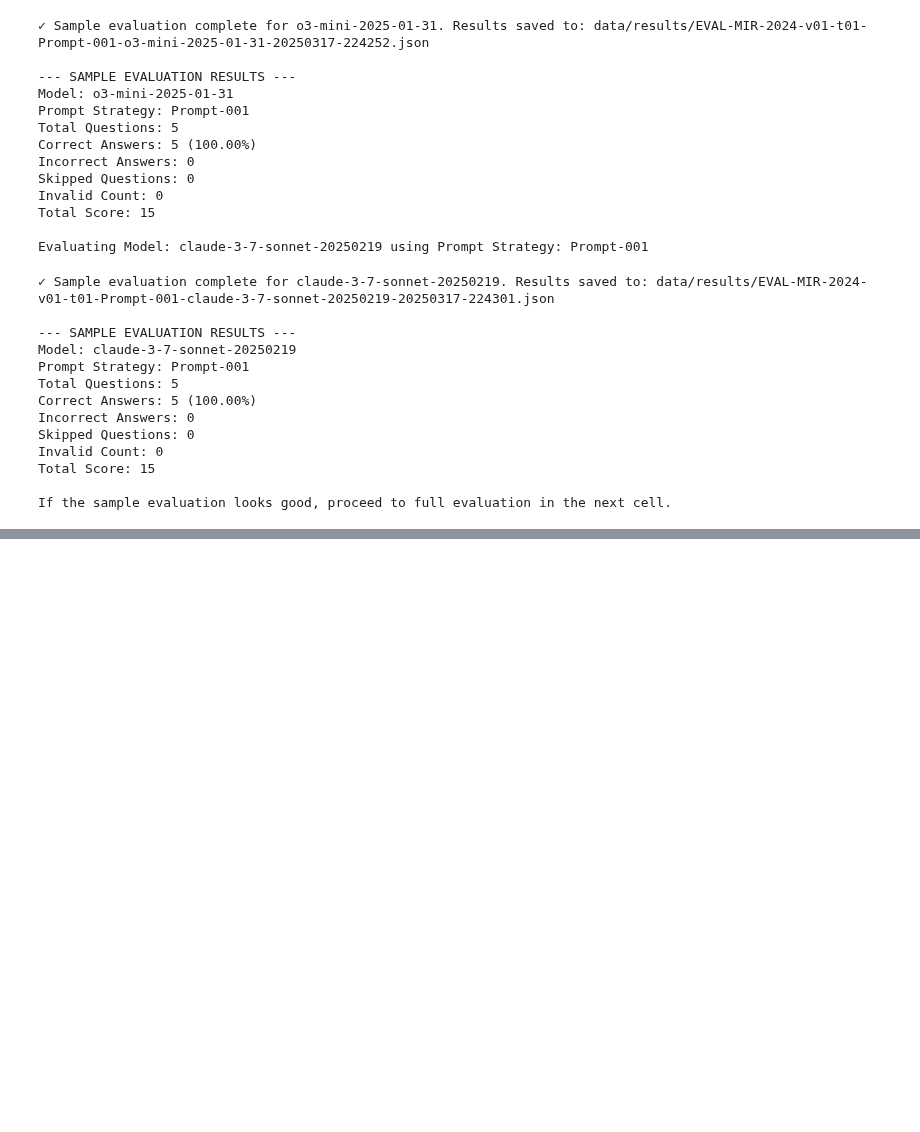
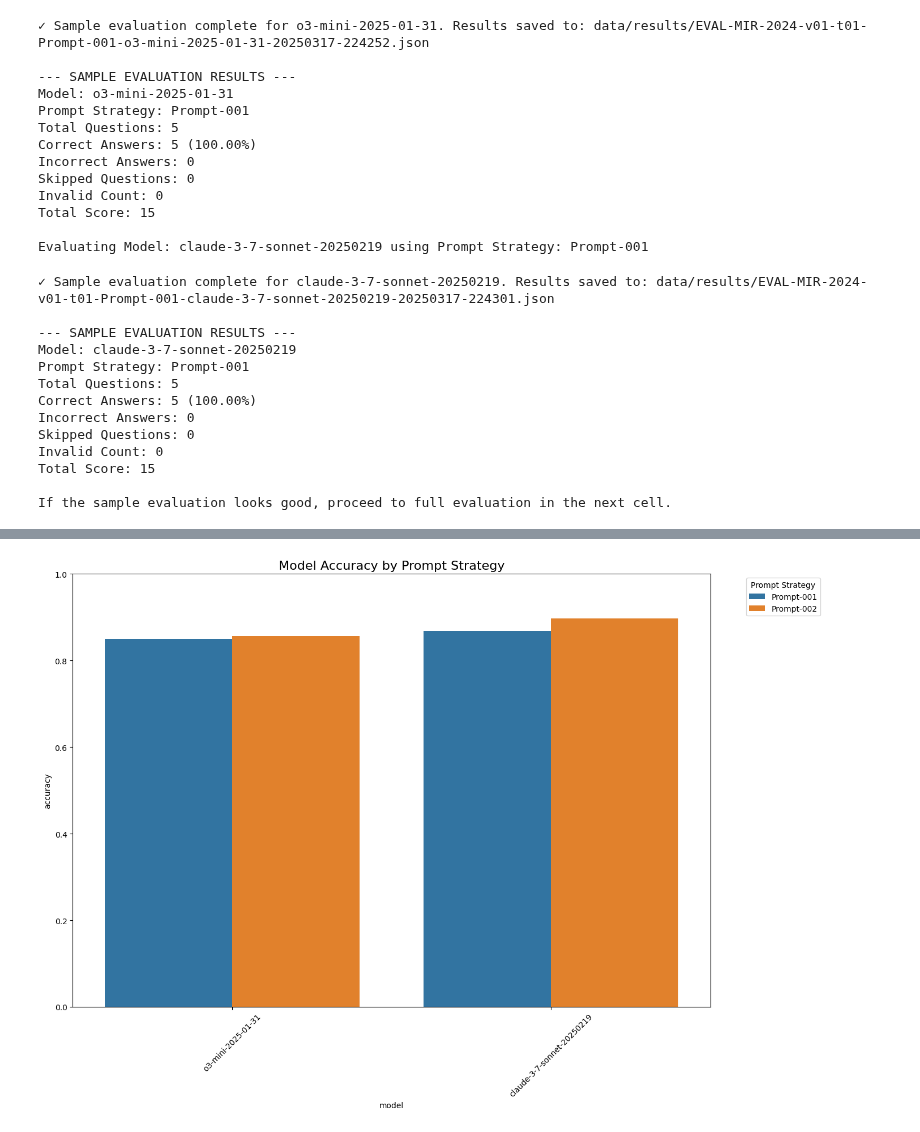
Before and after one commit to armelida/MELIDA, a Jupyter notebook: notebooks/prompting_strategy_evaluator.ipynb, the cells around one changed output, grey strips where cells are left out. Saved outputs shown, nothing was run; the diff lists cells and outputs as text; code cells hidden in the pictures; blank space fills up the shorter version.

```diff
--- a/notebooks/prompting_strategy_evaluator.ipynb
+++ b/notebooks/prompting_strategy_evaluator.ipynb
@@ -487,0 +533,90 @@ print(best_combos)
+# %%
+# Cell 8: Analyze Results, Export Data for Tableau, and Export to GitHub Folder
+import os
+import json
+import pandas as pd
+import matplotlib.pyplot as plt
+import seaborn as sns
+from datetime import datetime
+import shutil
+
+def merge_results(result_files):
+    """Merge evaluation summaries and details from all result files."""
+    all_summaries = []
+    all_details = []
+
+    for file in result_files:
+        try:
+            with open(file, 'r') as f:
+                results = json.load(f)
+            all_summaries.append(results.get('summary', {}))
+            all_details.extend(results.get('results', []))
+        except Exception as e:
+            print(f"Error processing {file}: {e}")
+    return all_summaries, all_details
+
+# If result_files is not available from Cell 7, search the results folder
+if 'result_files' not in globals() or not result_files:
+    result_dir = "data/results"
+    result_files = [os.path.join(result_dir, f) for f in os.listdir(result_dir) if f.endswith("_results.json")]
+    print(f"Found {len(result_files)} result files in {result_dir}")
+
+# Merge the results from all evaluations
+summaries, details = merge_results(result_files)
+summary_df = pd.DataFrame(summaries)
+details_df = pd.DataFrame(details)
+
+# Prepare export directory and filenames with timestamp
+timestamp = datetime.now().strftime("%Y%m%d_%H%M%S")
+export_dir = "data/exports"
+os.makedirs(export_dir, exist_ok=True)
+summary_csv = os.path.join(export_dir, f"evaluation_summary_{timestamp}.csv")
+details_csv = os.path.join(export_dir, f"evaluation_details_{timestamp}.csv")
+
+# Export the dataframes to CSV for Tableau
+summary_df.to_csv(summary_csv, index=False)
+details_df.to_csv(details_csv, index=False)
+print(f"✓ Exported evaluation summary to: {summary_csv}")
+print(f"✓ Exported evaluation details to: {details_csv}")
+
+# Create visualizations for model performance
+plt.figure(figsize=(14, 10))
+sns.barplot(x='model', y='accuracy', hue='prompt_strategy', data=summary_df)
+plt.title('Model Accuracy by Prompt Strategy', fontsize=16)
+plt.xticks(rotation=45)
+plt.ylim(0, 1)
+plt.legend(title='Prompt Strategy', bbox_to_anchor=(1.05, 1), loc='upper left')
+plt.tight_layout()
+accuracy_plot_path = os.path.join(export_dir, f"accuracy_comparison_{timestamp}.png")
+plt.savefig(accuracy_plot_path, dpi=300)
+plt.show()
+
+plt.figure(figsize=(14, 10))
+sns.barplot(x='model', y='total_score', hue='prompt_strategy', data=summary_df)
+plt.title('Total Score by Model and Prompt Strategy', fontsize=16)
+plt.xticks(rotation=45)
+plt.legend(title='Prompt Strategy', bbox_to_anchor=(1.05, 1), loc='upper left')
+plt.tight_layout()
+score_plot_path = os.path.join(export_dir, f"score_comparison_{timestamp}.png")
+plt.savefig(score_plot_path, dpi=300)
+plt.show()
+
+print("\n--- BEST PERFORMING COMBINATIONS ---")
+summary_df['formatted_accuracy'] = summary_df['accuracy'].apply(lambda x: f"{x*100:.2f}%")
+best_combos = summary_df.sort_values('accuracy', ascending=False)[
+    ['model', 'prompt_strategy', 'formatted_accuracy', 'total_score']
+].head(5)
+print(best_combos)
+
+# Additionally, export the results to the GitHub folder: data/results/prompting-strategy/
+github_export_dir = os.path.join("data", "results", "prompting-strategy")
+os.makedirs(github_export_dir, exist_ok=True)
+
+# Copy the JSON and CSV export files to the GitHub export folder
+shutil.copy2(summary_csv, github_export_dir)
+shutil.copy2(details_csv, github_export_dir)
+shutil.copy2(accuracy_plot_path, github_export_dir)
+shutil.copy2(score_plot_path, github_export_dir)
+
+print(f"✓ Results also exported to: {github_export_dir}")
+# %% [output]
@@ -487,0 +625 @@ print(best_combos)
+[figure, added]
```
Also changed, not shown: parts of 4 cells of this notebook.
